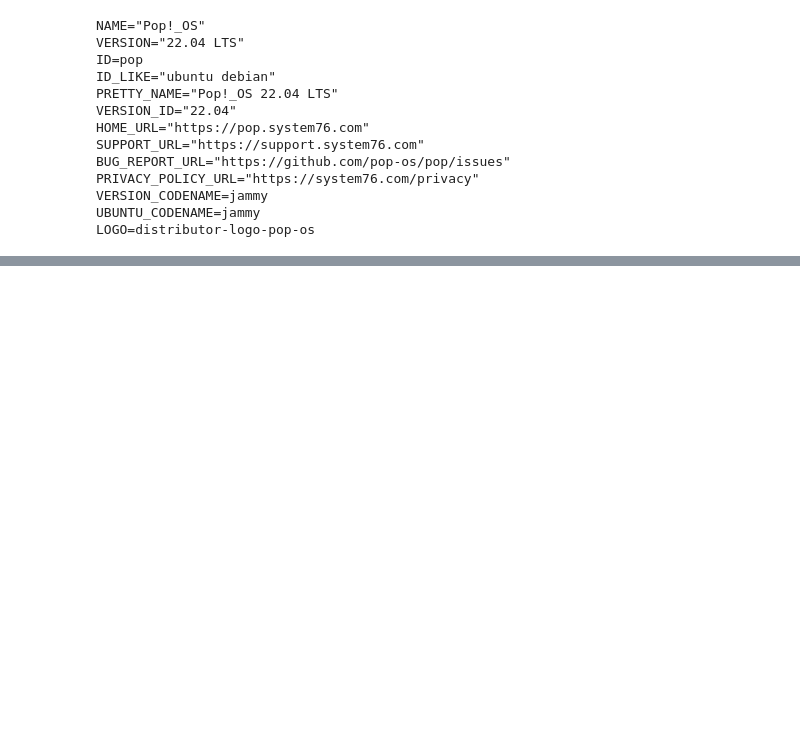
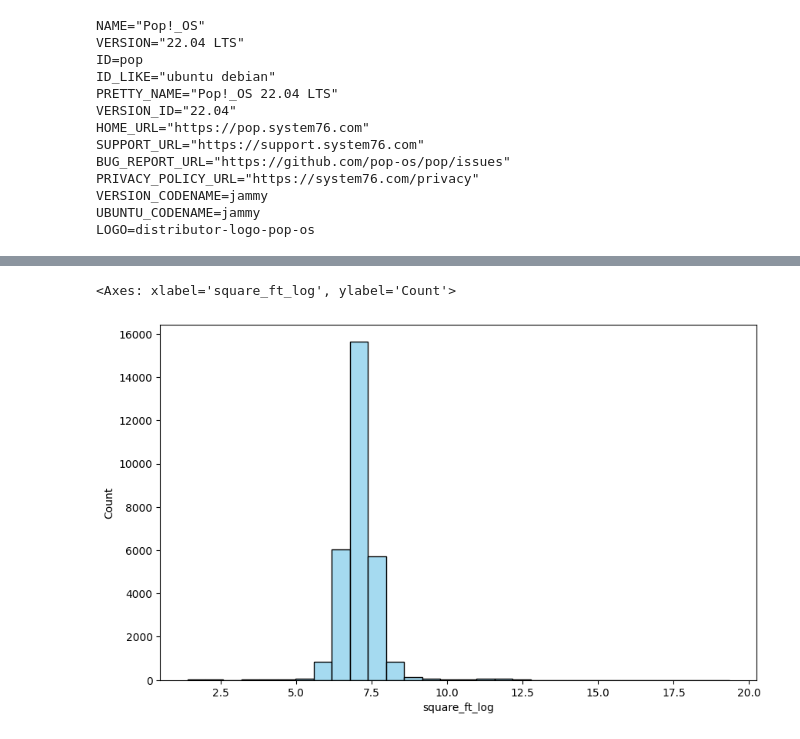
Before and after one commit to luiscberrocal/hacktoberfest-2023, a Jupyter notebook: kaggle/India House Pricing.ipynb, the cells around one changed output, grey strips where cells are left out. Drawn from its saved outputs; the diff is of its cells as text; code cells hidden in the pictures; blank space fills up the shorter version.

```diff
--- a/kaggle/India House Pricing.ipynb
+++ b/kaggle/India House Pricing.ipynb
@@ -160,0 +188,11 @@ df.corr()
+# %%
+import numpy as np
+
+df['square_ft_log'] = np.log(df['square_ft'] +1 )
+df['bhk_no_log'] = np.log(df['bhk_no'] +1 )
+# %%
+plt.figure(figsize=(10, 6))
+sns.histplot(df['square_ft_log'], kde=False, bins=30, label='Histogram', color='skyblue', stat="count")
+# %% [output]
+<Axes: xlabel='square_ft_log', ylabel='Count'>
+[figure, added]
```
Also changed, not shown: parts of 14 cells of this notebook, 5 other files.
